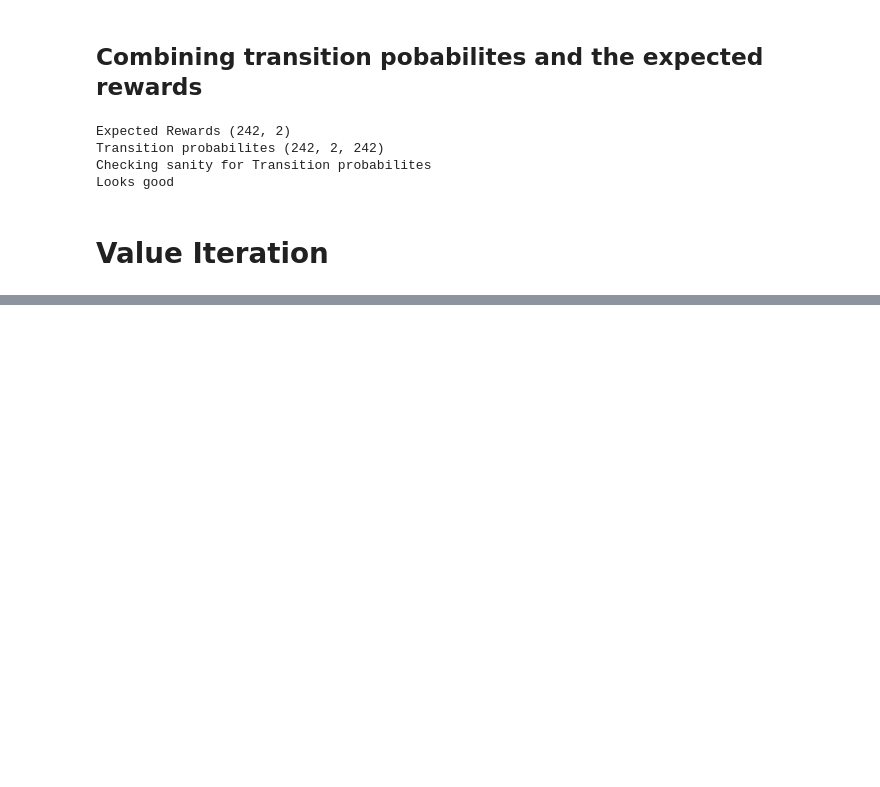
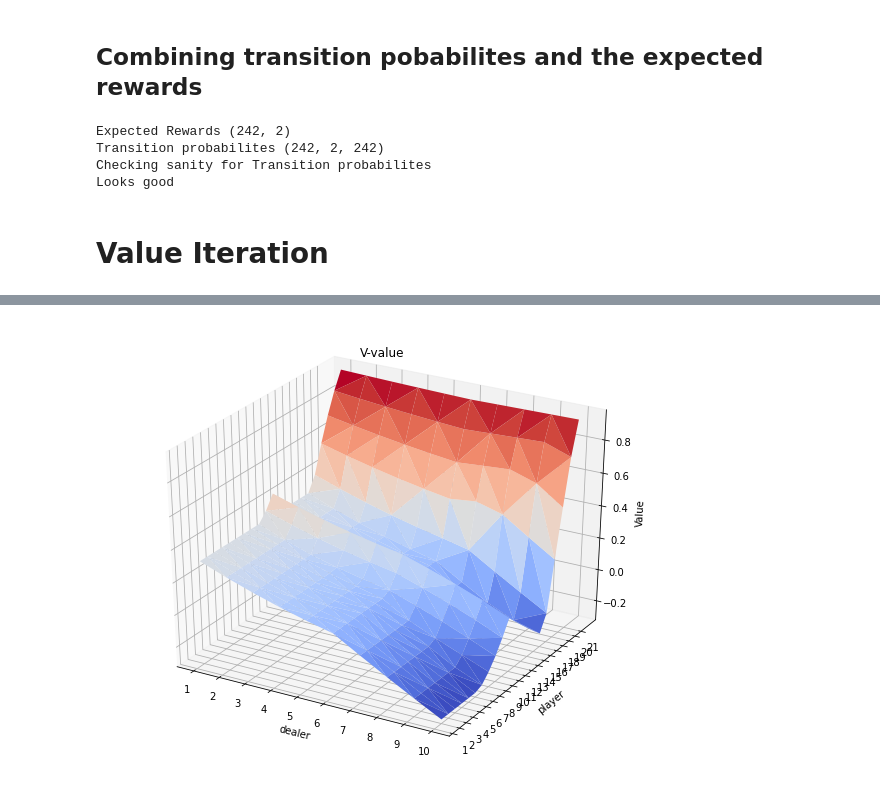
Before and after one commit to basselkassem/easy21, a Jupyter notebook: Dynamic_Programing.ipynb, the cells around one changed output, grey strips where cells are left out. Drawn from its saved outputs; the diff is of its cells as text; code cells hidden in the pictures; blank space fills up the shorter version.

```diff
--- a/Dynamic_Programing.ipynb
+++ b/Dynamic_Programing.ipynb
@@ -205,0 +208,34 @@ env.Visualizer.visualize(Q, 'Q-value')
+# %%
+def policy_improvement(val):
+    Q = R + np.matmul(P, val)
+    return np.argmax(Q, axis=-1)
+
+def policy_evaluation(policy, pdim, ddim, v0 = None):
+    val = v0
+    if v0 is None:
+        val = np.zeros((pdim * ddim))
+    rows = np.arange(len(val))
+    for epoch in range(100):
+        temp = R[rows, policy] + np.matmul(P[rows, policy], val)
+        diff = np.max(np.abs(val - temp))
+        print('\tPolcyEvaluation epoch #%d\tdiff: %.7f' %(epoch + 1, diff))
+        val = temp
+        if diff < 1e-5:
+            break
+    return val
+
+def policy_iteration(pdim, ddim):
+    Vpi = np.zeros((pdim * ddim))
+    for epoch in range(100):
+        policy = policy_improvement(Vpi)
+        Vtemp = policy_evaluation(policy, pdim, ddim, v0 = Vpi)
+        diff = np.max(np.abs(Vtemp - Vpi))
+        print('PolicyIteration epoch #%d\tdiff: %.7f' %(epoch + 1, diff))
+        Vpi = Vtemp
+        if diff < 1e-9:
+            print('PolicyIteration is converged')
+            break
+        print()
+    return Vpi, Vpi.reshape((pdim, ddim))[1:, 1:], policy.reshape((pdim, ddim))[1:, 1:]
+
+Vpi_unshaped, Vpi, policy = policy_iteration(env.MAX_VALUE + 1, env.CARD_VALUE_MAX + 1)
@@ -205,0 +260,9 @@ env.Visualizer.visualize(Q, 'Q-value')
+# %%
+V_dic = defaultdict(int)
+for i in range(env.MAX_VALUE):
+    for j in range(env.CARD_VALUE_MAX):
+        state = (j + 1, i + 1)
+        V_dic[state, 0] = Vpi[i, j]
+        V_dic[state, 1] = -1000
+env.Visualizer.visualize(V_dic, 'V-value')
+# %% [output]
@@ -205,0 +270 @@ env.Visualizer.visualize(Q, 'Q-value')
+[figure, added]
```
Also changed, not shown: parts of 8 cells of this notebook.
